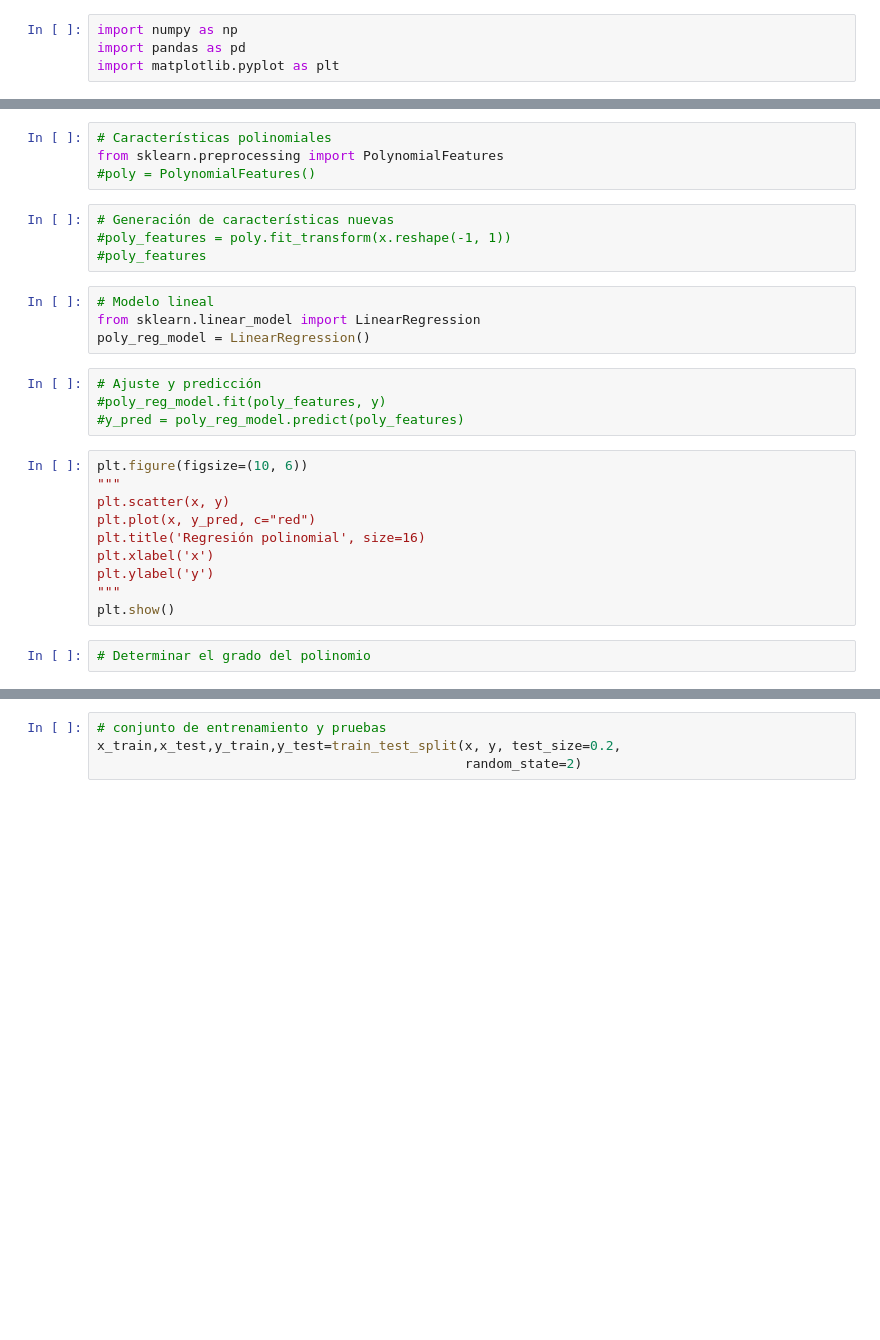
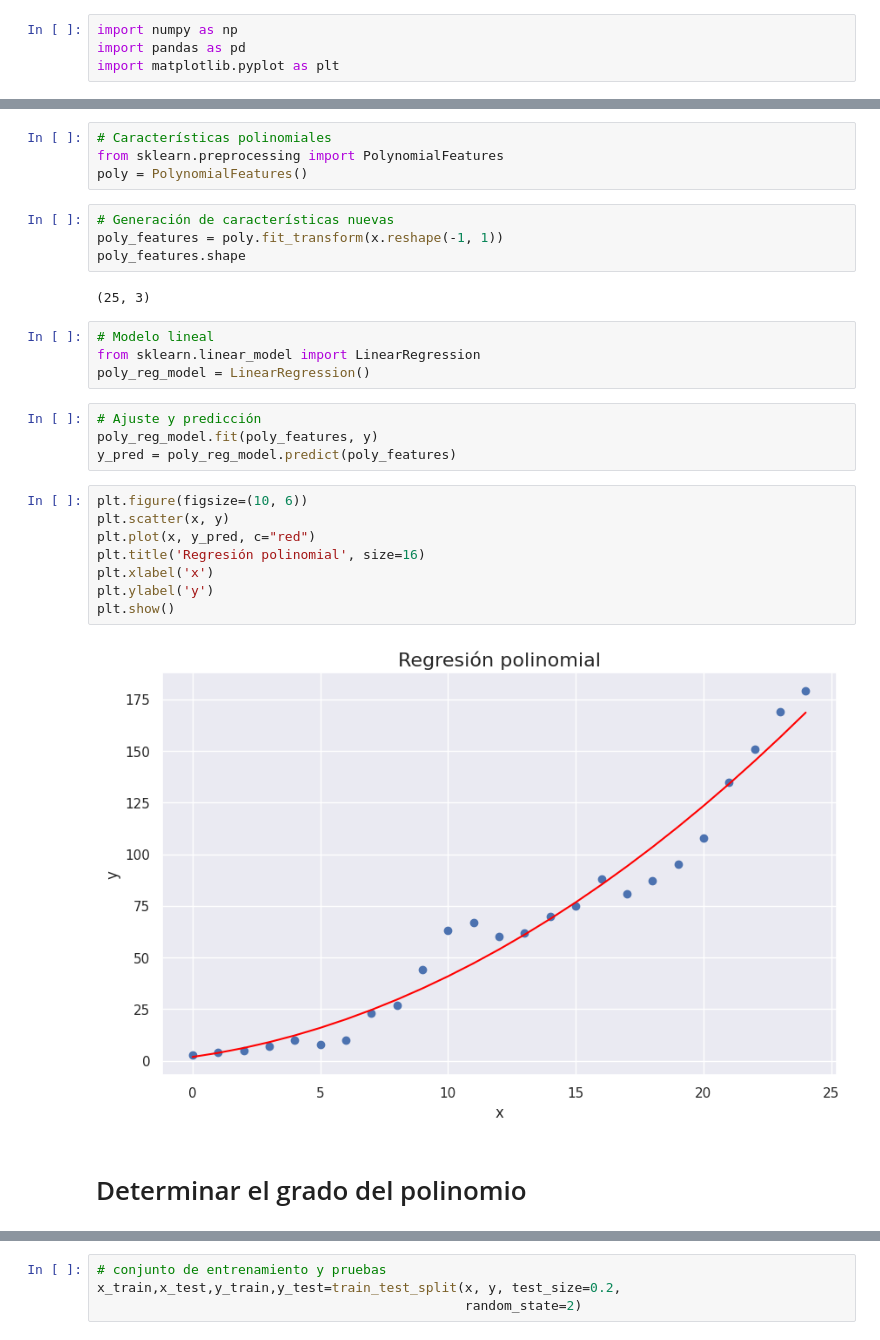
Before and after one commit to JSR-Mario/MeIA, a Jupyter notebook: notas/poly_reg.ipynb, the cells around one changed output, grey strips where cells are left out. Saved outputs shown, nothing was run; the diff lists cells and outputs as text; blank space fills up the shorter version.

```diff
--- a/notas/poly_reg.ipynb
+++ b/notas/poly_reg.ipynb
@@ -12,31 +14,33 @@ plt.show()
 # %%
 # Características polinomiales
 from sklearn.preprocessing import PolynomialFeatures
-#poly = PolynomialFeatures()
+poly = PolynomialFeatures()
 # %%
 # Generación de características nuevas
-#poly_features = poly.fit_transform(x.reshape(-1, 1))
-#poly_features
+poly_features = poly.fit_transform(x.reshape(-1, 1))
+poly_features.shape
+# %% [output]
+(25, 3)
 # %%
 # Modelo lineal
 from sklearn.linear_model import LinearRegression
 poly_reg_model = LinearRegression()
 # %%
 # Ajuste y predicción
-#poly_reg_model.fit(poly_features, y)
-#y_pred = poly_reg_model.predict(poly_features)
+poly_reg_model.fit(poly_features, y)
+y_pred = poly_reg_model.predict(poly_features)
 # %%
 plt.figure(figsize=(10, 6))
-"""
 plt.scatter(x, y)
 plt.plot(x, y_pred, c="red")
 plt.title('Regresión polinomial', size=16)
 plt.xlabel('x')
 plt.ylabel('y')
-"""
 plt.show()
+# %% [output]
+[figure, added]
-# %%
-# Determinar el grado del polinomio
+# %% [markdown]
+# Determinar el grado del polinomio
 # %%
 import numpy as np
 import matplotlib.pyplot as plt
```
Also changed, not shown: parts of 12 cells of this notebook.
